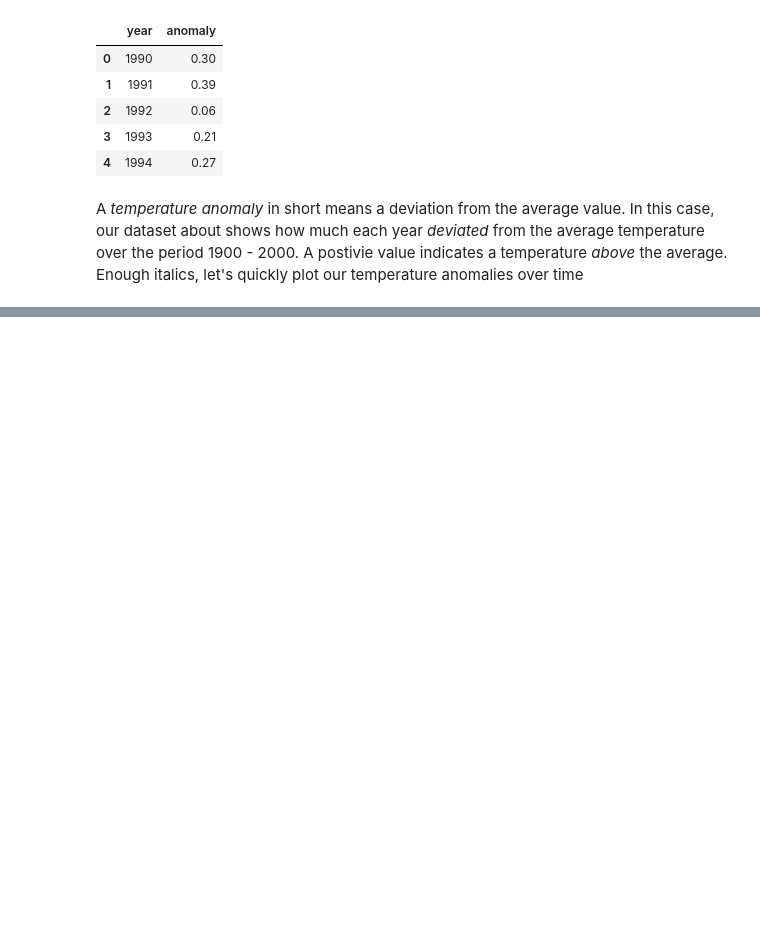
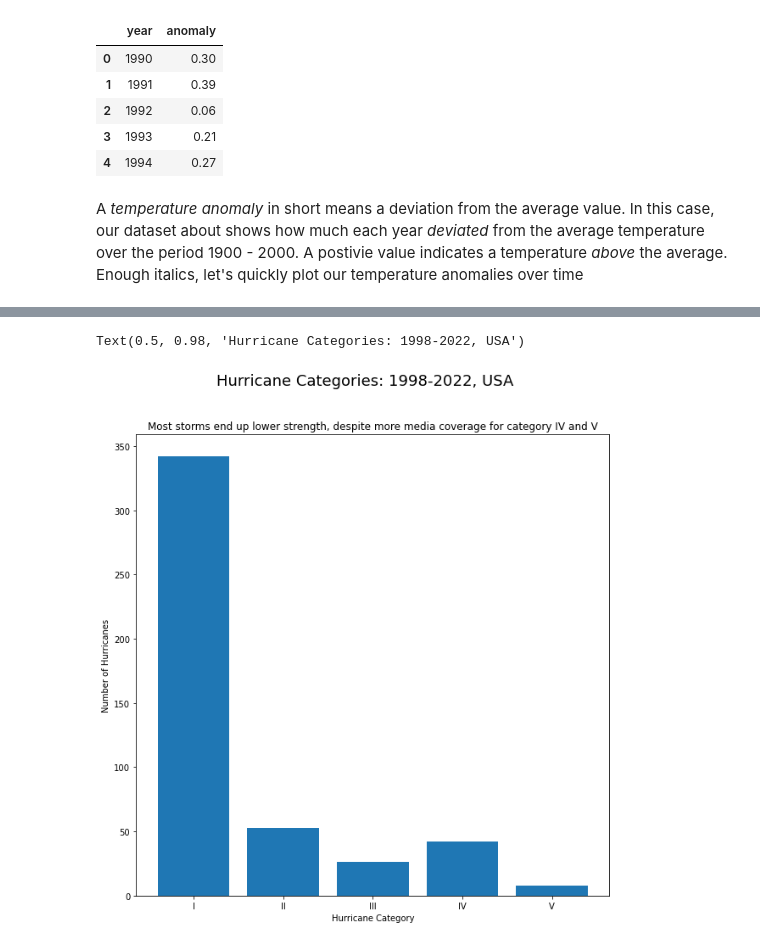
Before and after one commit to andrewbowen19/storiesDATA608, a Jupyter notebook: _build/jupyter_execute/story5.ipynb, the cells around one changed output, grey strips where cells are left out. Cells and saved outputs as stored; diff of their text form; code cells hidden in the pictures; blank space fills up the shorter version.

```diff
--- a/_build/jupyter_execute/story5.ipynb
+++ b/_build/jupyter_execute/story5.ipynb
@@ -66,0 +118,19 @@ NameError: name 'ax' is not defined
+# %%
+# Get detail files from TOC
+detail_indices = file_index.Name.str.contains("details").values
+detail_indices
+
+detail_files = file_index.loc[detail_indices]
+
+# Now for fatalities
+fatality_indices = file_index.Name.str.contains("fatalities").values
+fatality_indices
+fatality_files = file_index.iloc[fatality_indices]
+# %%
+# Get detail files first
+detail_dfs = []
+
+for index, row in detail_files.iterrows():
+    filepath = row['Name']
+    dat = get_storm_data(filepath)
+    detail_dfs.append(dat)
@@ -66,0 +139,5 @@ NameError: name 'ax' is not defined
+# %%
+details = pd.concat(detail_dfs)
+
+# Uncomment if you want this file written locally
+# details.to_csv("data/storm-details.csv", index=False)
@@ -66,0 +157,7 @@ NameError: name 'ax' is not defined
+# %%
+# Let's
+category_mapping = {"1.0": "I", "2.0": "II", "3.0": "III", "4.0": "IV", "5.0": "V"}
+details['category_roman'] = details['CATEGORY'].astype(str).map(category_mapping)
+
+categories = details.groupby("category_roman")['category_roman'].count()
+categories
@@ -66,0 +172,14 @@ NameError: name 'ax' is not defined
+# %%
+
+
+f, ax = plt.subplots(figsize=(10, 10))
+plt.bar(categories.index, categories.values)
+
+plt.xlabel("Hurricane Category")
+plt.ylabel("Number of Hurricanes")
+
+plt.title("Most storms end up lower strength, despite more media coverage for category IV and V")
+plt.suptitle("Hurricane Categories: 1998-2022, USA", fontsize=18)
+# %% [output]
+Text(0.5, 0.98, 'Hurricane Categories: 1998-2022, USA')
+[figure, added]
```
Also changed, not shown: parts of 16 cells of this notebook, 12 other files.
